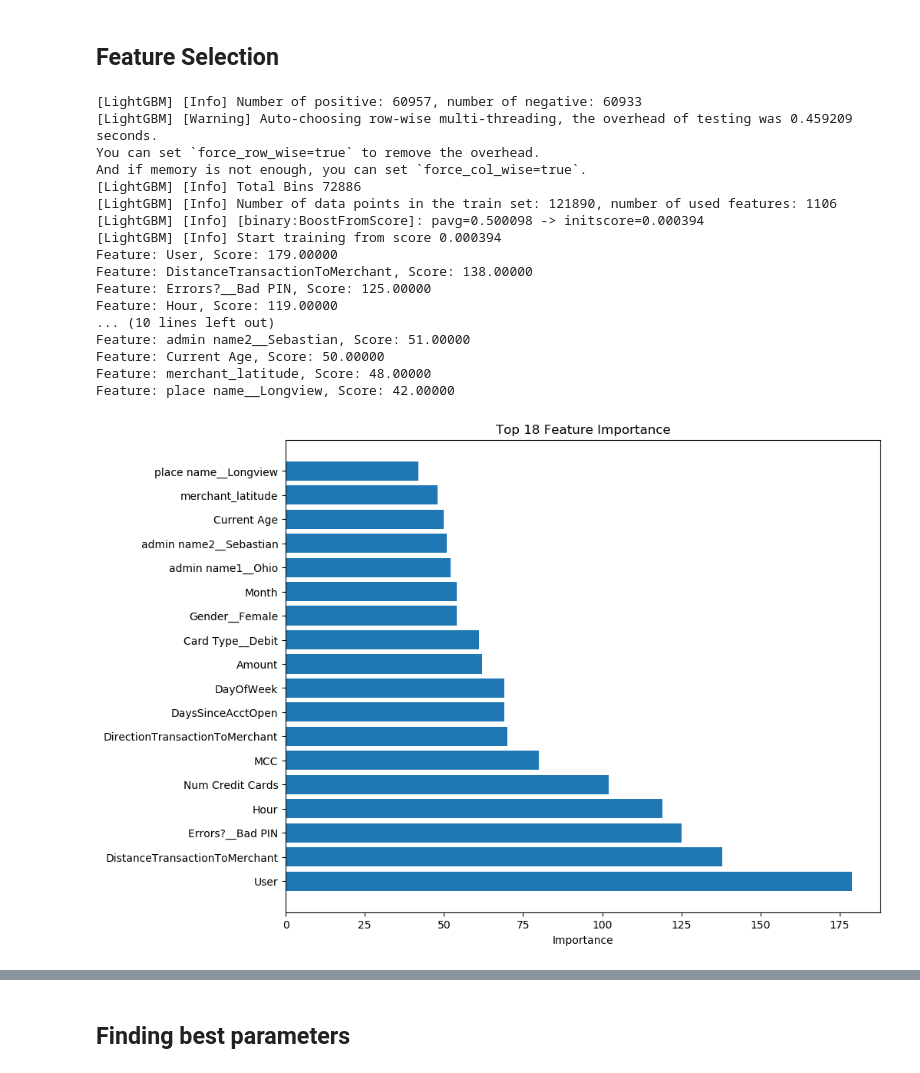
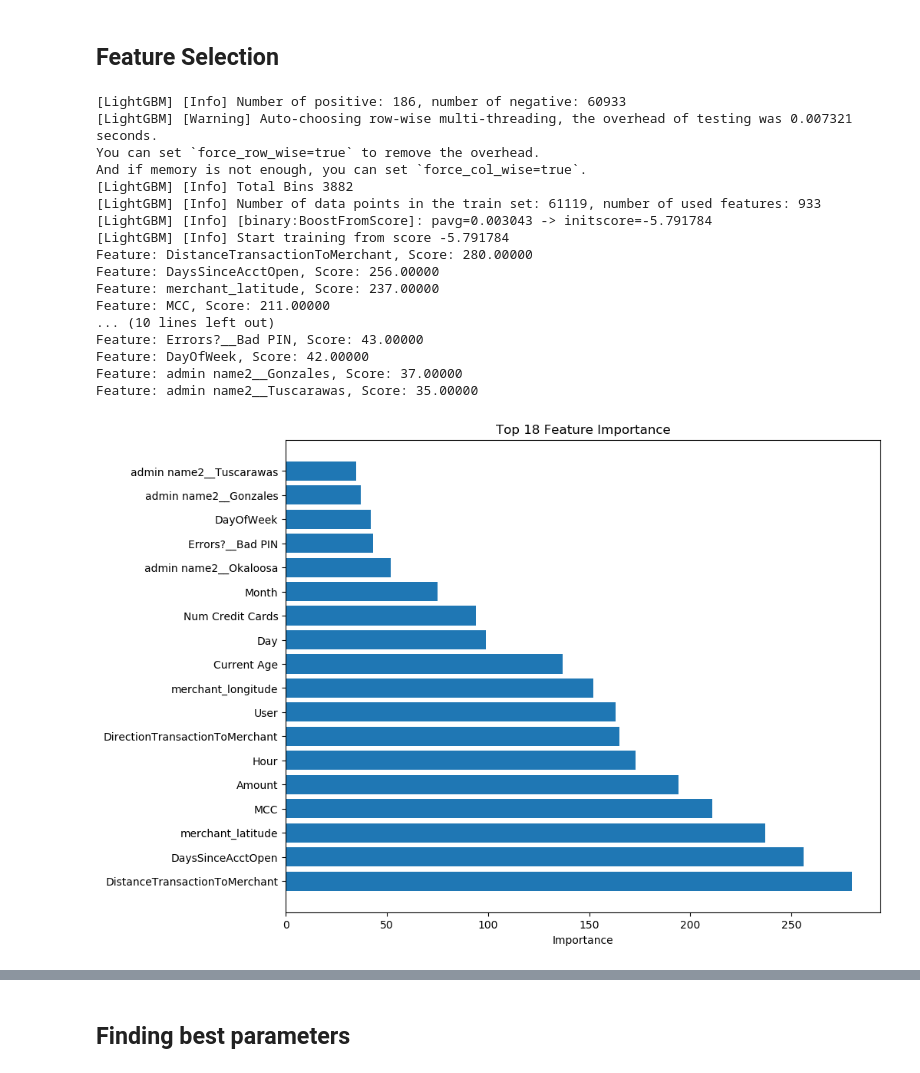
Before and after one commit to vishwanathmuthuraman/Macbook_Master, a Jupyter notebook: main.ipynb, the cells around one changed output, grey strips where cells are left out. Saved outputs shown, nothing was run; the diff lists cells and outputs as text; code cells hidden in the pictures.

```diff
--- a/main.ipynb
+++ b/main.ipynb
@@ -237,59 +239,59 @@ import pandas as pd
 
 # train the LightGBM model
 model = lgb.LGBMClassifier(objective='binary', random_state=42)
-model.fit(X_train_adasyn, y_train_adasyn)
+model.fit(X_train_f, y_train_f)
 
 # get feature importance
 importance = model.feature_importances_
 
 # Get the list of categorical features after one-hot encoding
 ohe_categories = preprocessor.named_transformers_['cat'].named_steps['encoder'].categories_
-new_ohe_features = [f"{col}__{val}" for col, vals in zip(categorical_features, ohe_categories) for val in vals]
+new_ohe_features = [f"{col}__{val}" for col, vals in zip(categorical_features_f, ohe_categories) for val in vals]
 
 # Combine the numerical and new one-hot encoded features
-feature_names = numerical_features + new_ohe_features
+feature_names = numerical_features_f + new_ohe_features
 
 # create a DataFrame with feature importance
 importance_df = pd.DataFrame({
     'Feature': feature_names,
     'Score': importance
 })
 
 # Save all feature importance scores to a csv file
 importance_df.to_csv('feature_importance.csv', index=False)
 
 # sort the DataFrame by 'Score' in descending order and select the top 12
 top_18_features = importance_df.sort_values('Score', ascending=False).head(18)
 
 # Print the top 12 feature importance scores
 for index, row in top_18_features.iterrows():
     print('Feature: %s, Score: %.5f' % (row['Feature'], row['Score']))
 
 # plot feature importance of the top 12 features
 plt.figure(figsize=(10, 8))
 plt.barh(top_18_features['Feature'], top_18_features['Score'])
 plt.xlabel('Importance')
 plt.title('Top 18 Feature Importance')
 plt.show()
 # %% [output]
-[LightGBM] [Info] Number of positive: 60957, number of negative: 60933
-[LightGBM] [Warning] Auto-choosing row-wise multi-threading, the overhead of testing was 0.459209 seconds.
+[LightGBM] [Info] Number of positive: 186, number of negative: 60933
+[LightGBM] [Warning] Auto-choosing row-wise multi-threading, the overhead of testing was 0.007321 seconds.
 You can set `force_row_wise=true` to remove the overhead.
 And if memory is not enough, you can set `force_col_wise=true`.
-[LightGBM] [Info] Total Bins 72886
-[LightGBM] [Info] Number of data points in the train set: 121890, number of used features: 1106
-[LightGBM] [Info] [binary:BoostFromScore]: pavg=0.500098 -> initscore=0.000394
-[LightGBM] [Info] Start training from score 0.000394
-Feature: User, Score: 179.00000
-Feature: DistanceTransactionToMerchant, Score: 138.00000
-Feature: Errors?__Bad PIN, Score: 125.00000
-Feature: Hour, Score: 119.00000
+[LightGBM] [Info] Total Bins 3882
+[LightGBM] [Info] Number of data points in the train set: 61119, number of used features: 933
+[LightGBM] [Info] [binary:BoostFromScore]: pavg=0.003043 -> initscore=-5.791784
+[LightGBM] [Info] Start training from score -5.791784
+Feature: DistanceTransactionToMerchant, Score: 280.00000
+Feature: DaysSinceAcctOpen, Score: 256.00000
+Feature: merchant_latitude, Score: 237.00000
+Feature: MCC, Score: 211.00000
 ... (10 lines left out)
-Feature: admin name2__Sebastian, Score: 51.00000
-Feature: Current Age, Score: 50.00000
-Feature: merchant_latitude, Score: 48.00000
-Feature: place name__Longview, Score: 42.00000
+Feature: Errors?__Bad PIN, Score: 43.00000
+Feature: DayOfWeek, Score: 42.00000
+Feature: admin name2__Gonzales, Score: 37.00000
+Feature: admin name2__Tuscarawas, Score: 35.00000
-[figure, old version]
+[figure, new version]
 # %%
 # Divide the dataset into features and labels
 feature_X = df.drop('Is Fraud?', axis=1)
```
Also changed, not shown: parts of 7 cells of this notebook, 1 other file.
